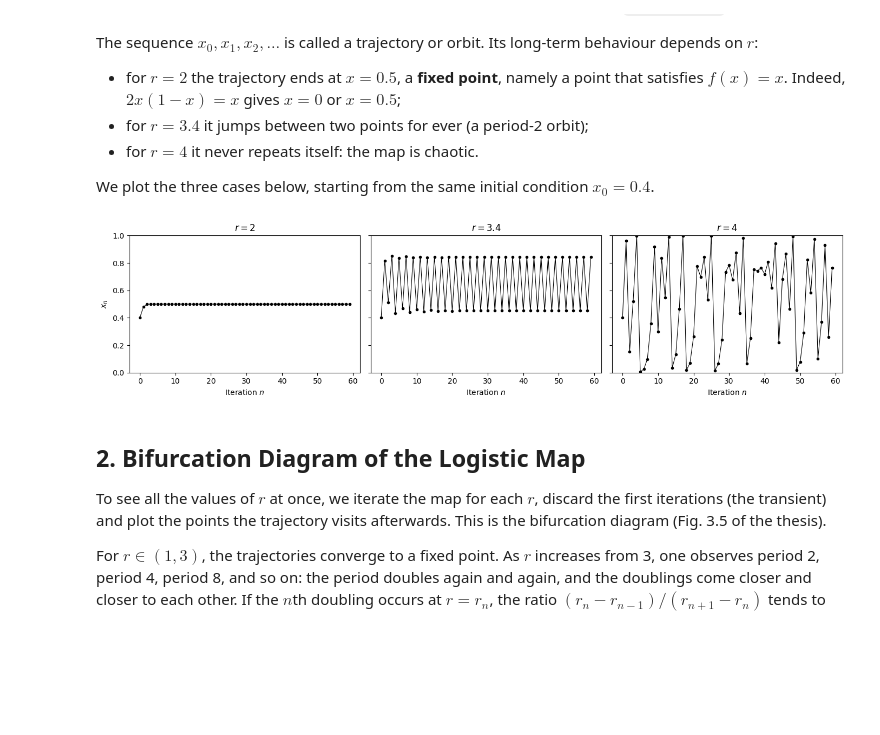
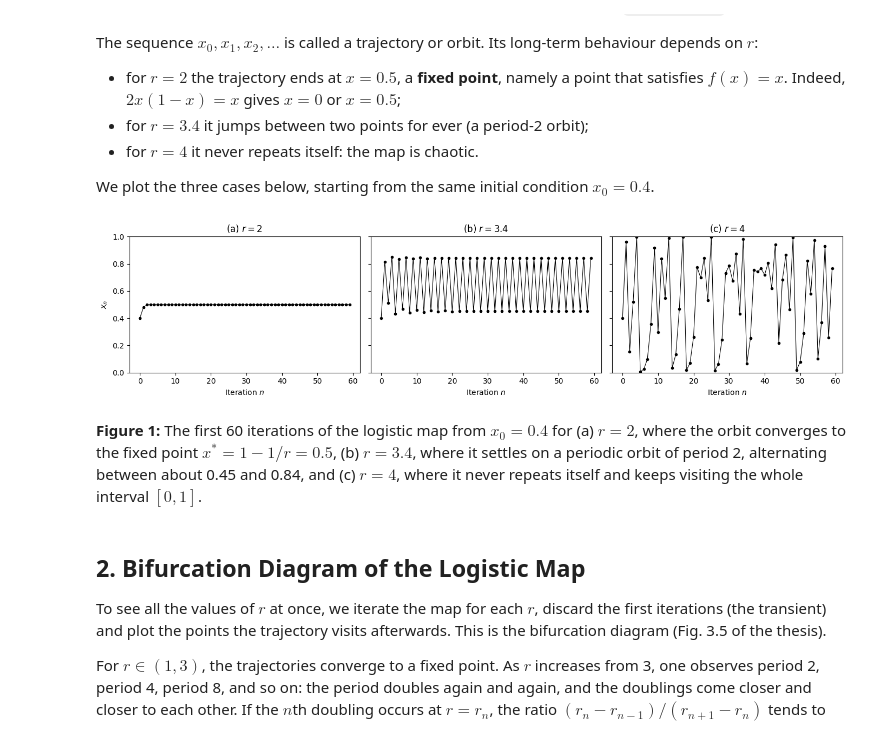
Before and after one commit to hy20577/complex-network-dynamics, a Jupyter notebook: mkdoc_material/docs/tutorials/03_discrete_maps.ipynb, the cells around one changed output. Saved outputs shown, nothing was run; the diff lists cells and outputs as text; code cells hidden in the pictures; blank space fills up the shorter version.

```diff
--- a/mkdoc_material/docs/tutorials/03_discrete_maps.ipynb
+++ b/mkdoc_material/docs/tutorials/03_discrete_maps.ipynb
@@ -57,22 +57,24 @@ We plot the three cases below, starting from the same initial condition $x_0 = 0
 # %%
 n_steps = 60
 fig, axes = plt.subplots(1, 3, figsize=(14, 3.5), sharey=True)
 
-for ax, r in zip(axes, [2, 3.4, 4]):
+for ax, letter, r in zip(axes, "abc", [2, 3.4, 4]):
     x = np.empty(n_steps)
     x[0] = 0.4
     for n in range(1, n_steps):
         x[n] = cnd.logistic(x[n - 1], r=r)
     ax.plot(x, "k.-", linewidth=0.8)
-    ax.set_title(f"$r = {r}$")
+    ax.set_title(f"({letter}) $r = {r}$")
     ax.set_xlabel("Iteration $n$")
 
 axes[0].set_ylabel("$x_n$")
 axes[0].set_ylim(0, 1)
 plt.tight_layout()
 plt.show()
 # %% [output]
-[figure, old version]
+[figure, new version]
+# %% [markdown]
+**Figure 1:** The first 60 iterations of the logistic map from $x_0 = 0.4$ for (a) $r = 2$, where the orbit converges to the fixed point $x^* = 1 - 1/r = 0.5$, (b) $r = 3.4$, where it settles on a periodic orbit of period 2, alternating between about 0.45 and 0.84, and (c) $r = 4$, where it never repeats itself and keeps visiting the whole interval $[0, 1]$.
 # %% [markdown]
 ## 2. Bifurcation Diagram of the Logistic Map
 
```
Also changed, not shown: parts of 12 cells of this notebook.
